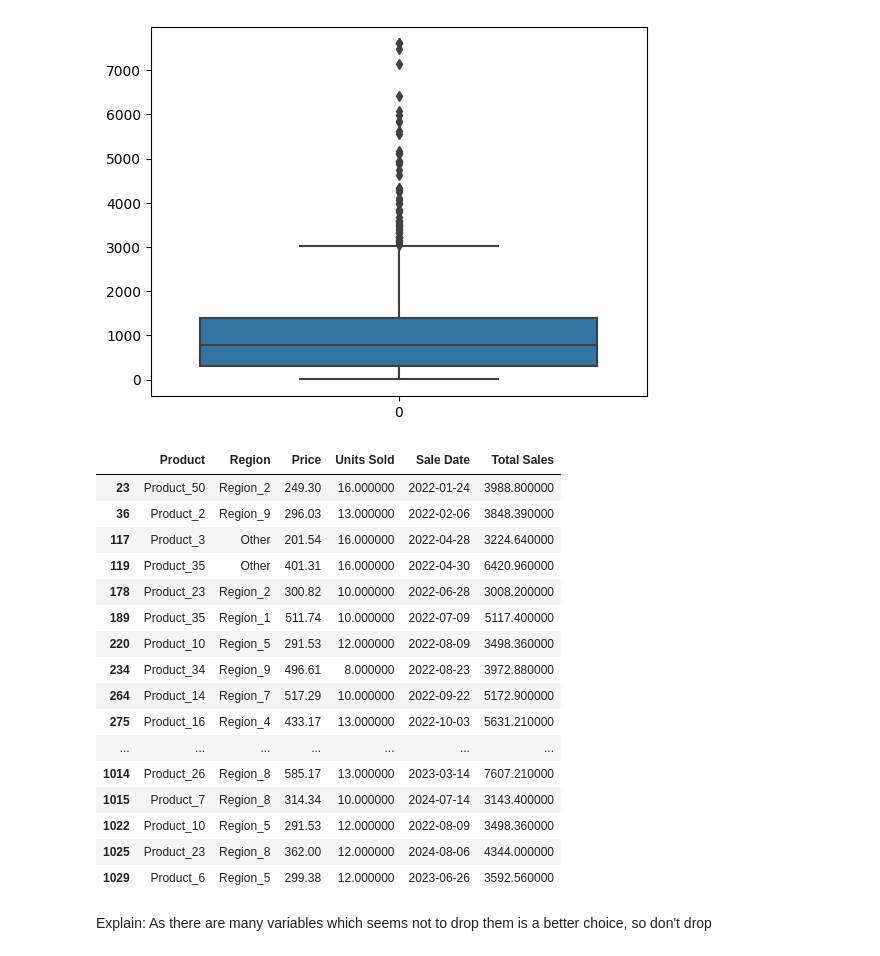
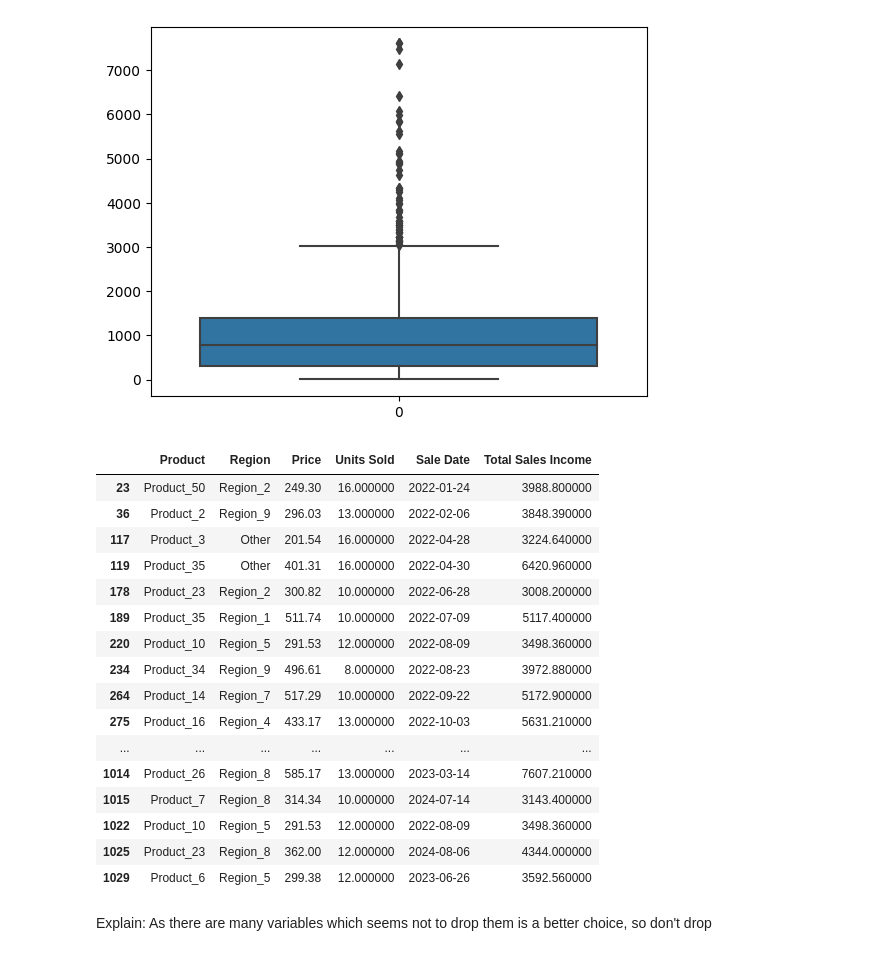
Before and after one commit to LuyiLiuAmber/Luyi, a Jupyter notebook: assignment 1/Luyi Liu_assign1.ipynb, the cells around one changed output. Saved outputs shown, nothing was run; the diff lists cells and outputs as text; code cells hidden in the pictures.

```diff
--- a/assignment 1/Luyi Liu_assign1.ipynb
+++ b/assignment 1/Luyi Liu_assign1.ipynb
@@ -57,7 +57,3 @@ df.describe(include='all')
 | 50% | NaN | NaN | 78.130000 | 10.000000 | NaN |
 | 75% | NaN | NaN | 142.570000 | 12.000000 | NaN |
 | max | NaN | NaN | 2143.300000 | 22.000000 | NaN |
-# %%
-df['Sale Date'] = pd.to_datetime(df['Sale Date'])
-df.info()
-#Change the datatype of Sale Date from object to datetime(Will be used in doing the graph of the monthly and quarterly sales trends)
@@ -195,6 +200,5 @@ sns.boxplot(x="Product", y="Units Sold", data = df)
 # %%
-#Add Total Sales column
-#Total Sales is the total sales income of the products.
-df['Total Sales'] = df['Price'] * df['Units Sold']
+#Add Total Sales Income column
+df['Total Sales Income'] = df['Price'] * df['Units Sold']
 # %%
 # show the mean min max median and sum(total) of Total Sales for  different region
@@ -269,9 +273,9 @@ sns.boxplot(df['Total Sales'])
 <Axes: >
 [figure]
 # %%
-df[df['Total Sales'] > 3000]
+df[df['Total Sales Income'] > 3000]
 # %% [output]
-|  | Product | Region | Price | Units Sold | Sale Date | Total Sales |
+|  | Product | Region | Price | Units Sold | Sale Date | Total Sales Income |
 | 23 | Product_50 | Region_2 | 249.30 | 16.000000 | 2022-01-24 | 3988.800000 |
 | 36 | Product_2 | Region_9 | 296.03 | 13.000000 | 2022-02-06 | 3848.390000 |
 | 117 | Product_3 | Other | 201.54 | 16.000000 | 2022-04-28 | 3224.640000 |
```
Also changed, not shown: parts of 38 cells of this notebook.
